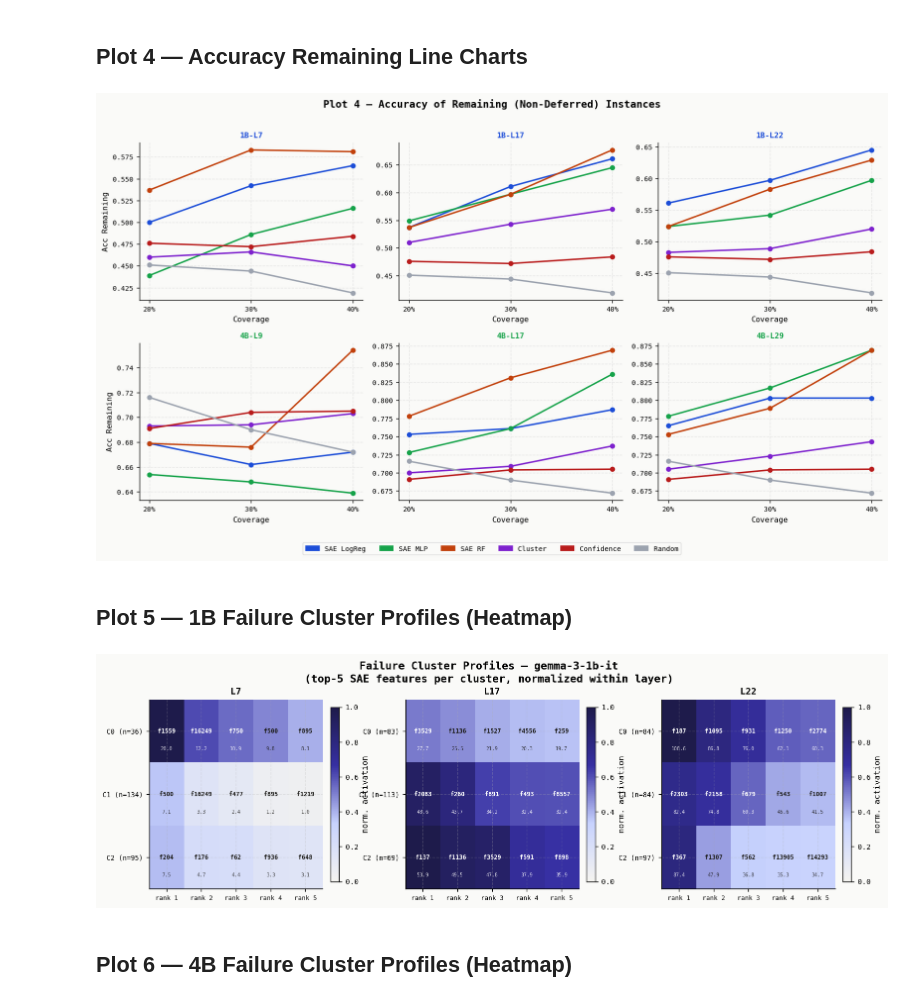
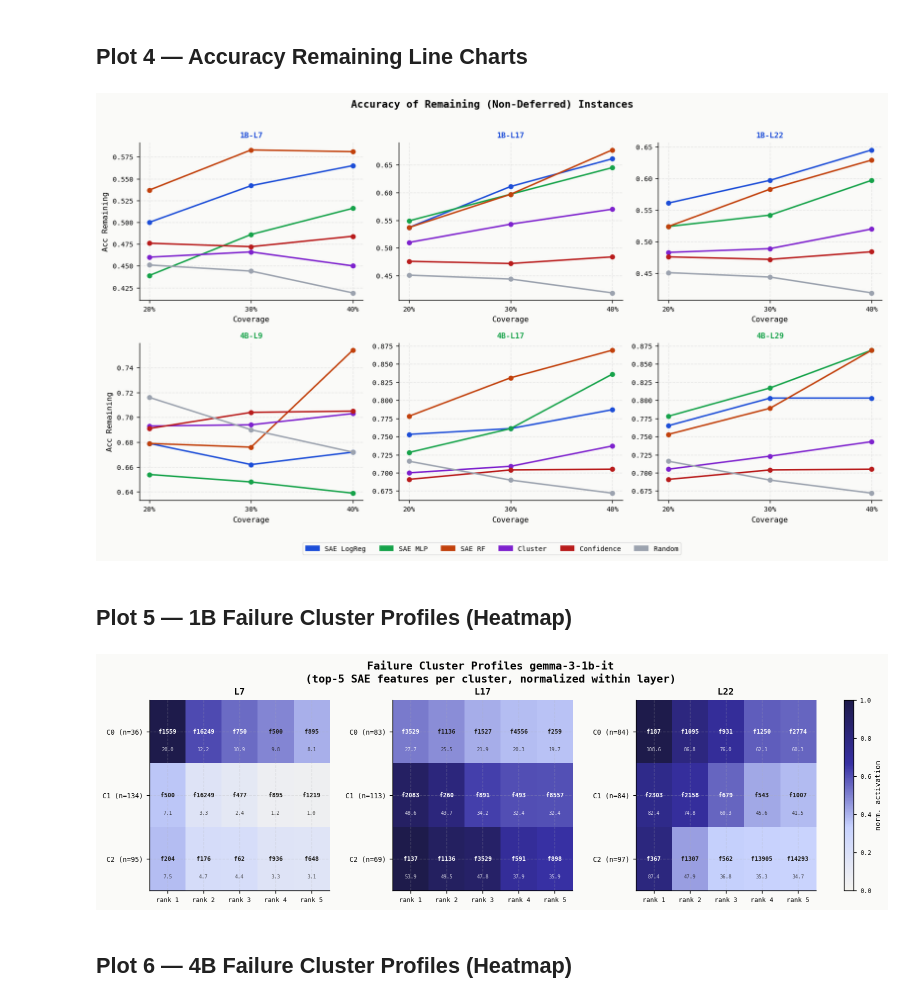
Before and after one commit to Neeni2604/Automated-Deferral-With-Interpretability, a Jupyter notebook: sae_deferral_plots.ipynb, the cells around one changed output. Saved outputs shown, nothing was run; the diff lists cells and outputs as text; code cells hidden in the pictures.

```diff
--- a/sae_deferral_plots.ipynb
+++ b/sae_deferral_plots.ipynb
@@ -177,8 +177,9 @@ ax.set_xticks(x)
 ax.set_xticklabels(CONFIGS)
 ax.set_ylabel('F1 @ 30% Coverage')
 ax.set_ylim(0.10, 0.78)
-ax.set_title('Plot 2 — F1 at 30% Coverage by System & Layer Configuration', fontweight='bold', pad=14)
-ax.legend(loc='upper right', ncol=3, framealpha=0.9, edgecolor='#ddd')
+ax.set_title('F1 at 30% Coverage by System & Layer Configuration', fontweight='bold', pad=14)
+# ax.legend(loc='upper right', ncol=3, framealpha=0.9, edgecolor='#ddd')
+ax.legend(loc='upper center', ncol=3, framealpha=0.9, edgecolor='#ddd', bbox_to_anchor=(0.5, -0.15))
 ax.set_xlim(-0.55, 5.55)
 plt.tight_layout()
 plt.show()
@@ -215,7 +216,7 @@ plt.show()
 ## Plot 4 — Accuracy Remaining Line Charts
 # %%
 fig, axes = plt.subplots(2, 3, figsize=(13, 7), sharey=False)
-fig.suptitle('Plot 4 — Accuracy of Remaining (Non-Deferred) Instances', fontweight='bold', y=1.01)
+fig.suptitle('Accuracy of Remaining (Non-Deferred) Instances', fontweight='bold', y=1.01)
 
 for idx, (cfg, ax) in enumerate(zip(CONFIGS, axes.flat)):
     for sys, col in zip(SYSTEMS, COLORS):
@@ -233,7 +234,7 @@ fig.legend(handles=handles, loc='lower center', ncol=6,
 plt.tight_layout()
 plt.show()
 # %% [output]
-[figure, old version]
+[figure, new version]
 # %% [markdown]
 ## Plot 5 — 1B Failure Cluster Profiles (Heatmap)
 # %%
@@ -267,37 +268,40 @@ def draw_cluster_heatmap(hm_data, model_name, fig_ax=None):
                 if ci == 0:
                     feat_labels.append(f'f{fid}')
 
         im = ax.imshow(mat, cmap=cmap, vmin=0, vmax=1, aspect='auto')
 
         # Annotate cells with feature index + raw value
         for ci, cl in enumerate(clusters):
             for fi, (fid, val) in enumerate(cl['feats']):
                 brightness = mat[ci, fi]
                 tc = 'white' if brightness > 0.5 else '#1a1916'
                 ax.text(fi, ci, f'f{fid}', ha='center', va='center',
                         fontsize=6.5, color=tc, fontweight='bold')
                 ax.text(fi, ci + 0.28, f'{val:.1f}', ha='center', va='center',
                         fontsize=5.5, color=tc, alpha=0.8)
 
         ax.set_xticks(range(n_feats))
         ax.set_xticklabels([f'rank {i+1}' for i in range(n_feats)], fontsize=7)
         ax.set_yticks(range(n_clusters))
         ax.set_yticklabels(row_labels, fontsize=7.5)
         ax.set_title(f'{lyr}', fontsize=10, fontweight='bold', pad=6)
 
-        plt.colorbar(im, ax=ax, fraction=0.046, pad=0.04,
-                     label='norm. activation')
+        # plt.colorbar(im, ax=ax, fraction=0.046, pad=0.04,
+        #              label='norm. activation')
+    cbar = fig.colorbar(im, ax=axes, fraction=0.015, pad=0.04, label='norm. activation')
+    cbar.ax.tick_params(labelsize=7)
+    cbar.set_label('norm. activation', fontsize=8)
 
     if fig_ax is None:
-        fig.suptitle(f'Failure Cluster Profiles — {model_name}\n'
+        fig.suptitle(f'Failure Cluster Profiles {model_name}\n'
                      '(top-5 SAE features per cluster, normalized within layer)',
                      fontweight='bold', y=1.04)
         plt.tight_layout()
         plt.show()
 
 draw_cluster_heatmap(HM1B, 'gemma-3-1b-it')
 # %% [output]
-[figure, old version]
+[figure, new version]
 # %% [markdown]
 ## Plot 6 — 4B Failure Cluster Profiles (Heatmap)
 # %%
```
Also changed, not shown: parts of 6 cells of this notebook.
